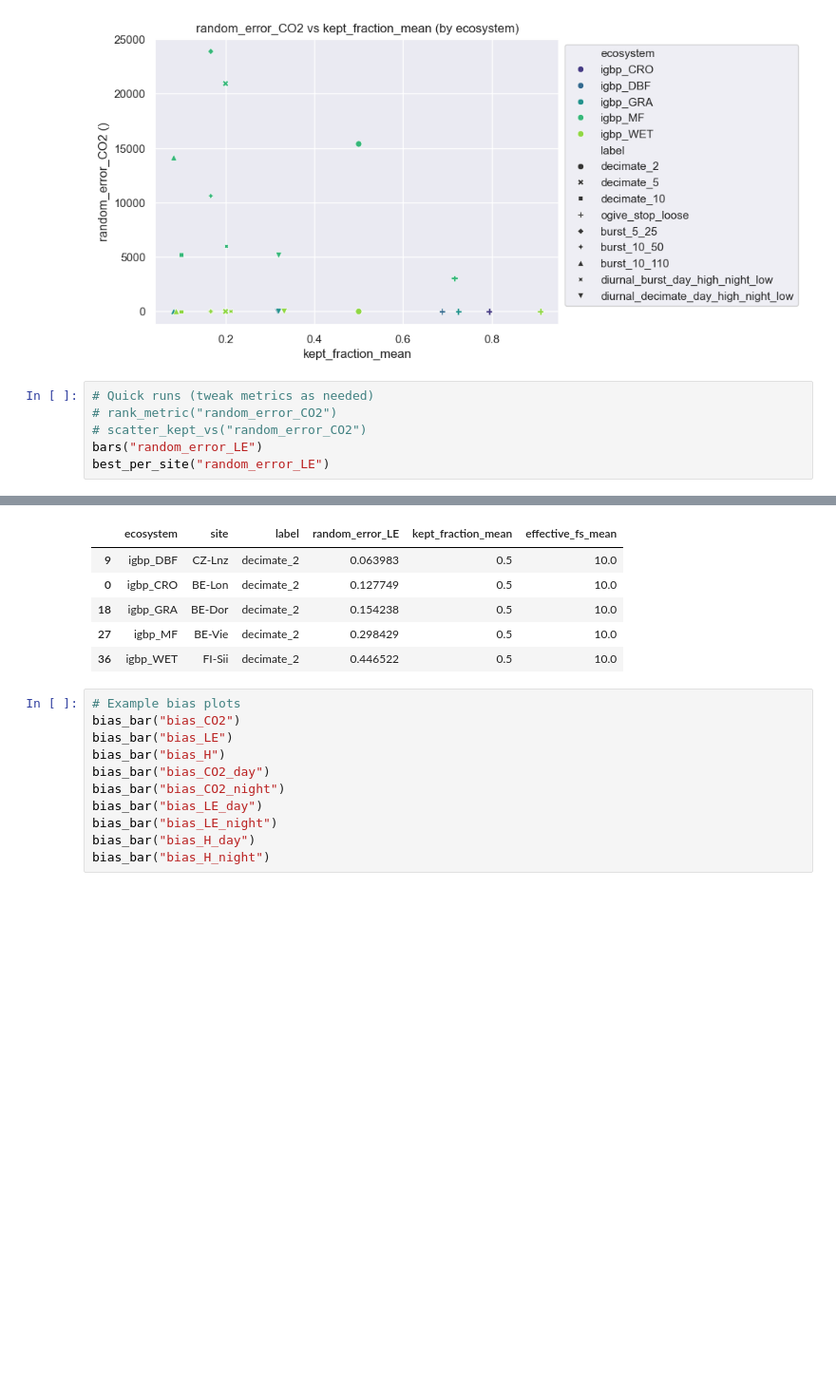
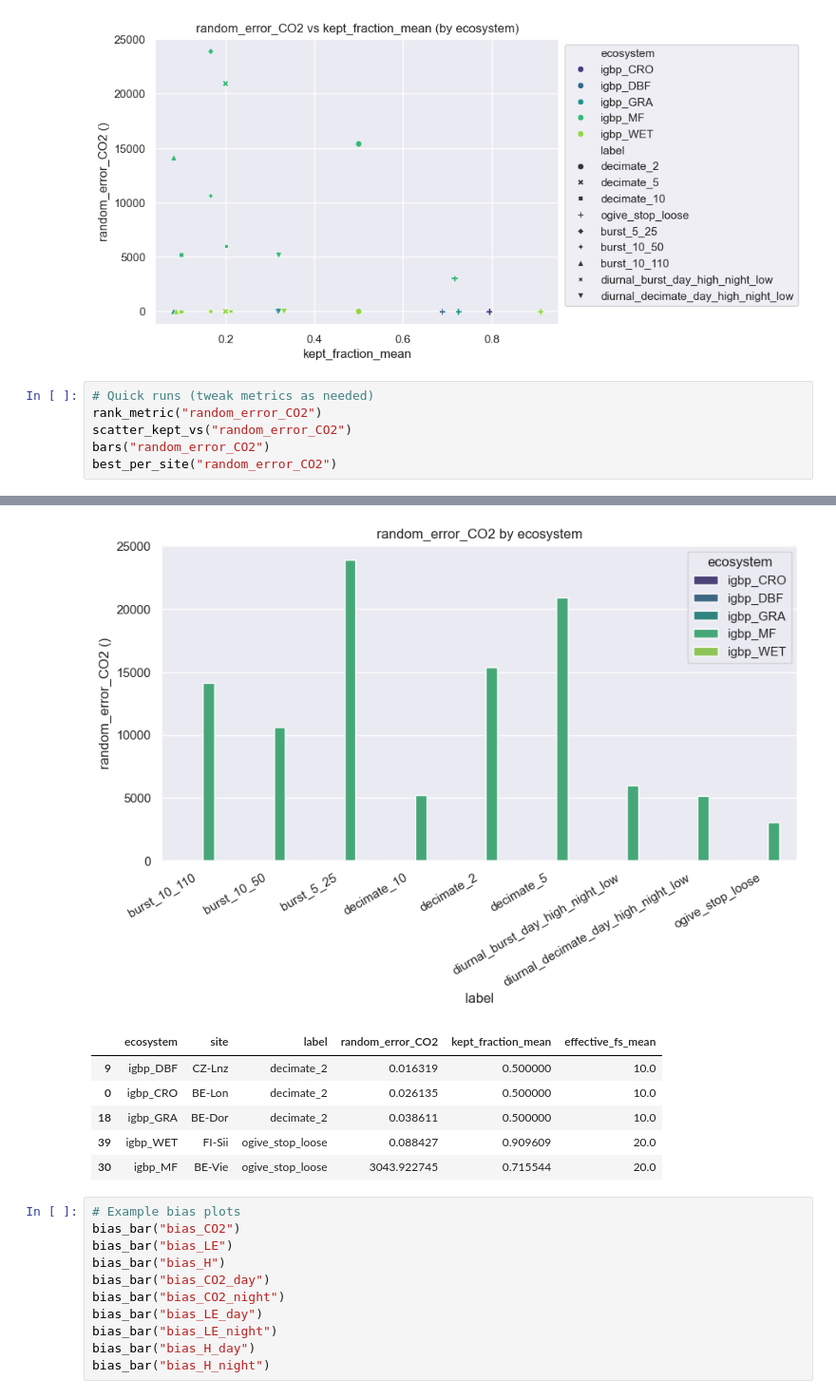
Before and after one commit to geryatejina/minspecs_eddy, a Jupyter notebook: notebooks/subsampling_analysis.ipynb, the cells around one changed output, grey strips where cells are left out. Shown at 95% size. Drawn from its saved outputs; the diff is of its cells as text; blank space fills up the shorter version.

```diff
--- a/notebooks/subsampling_analysis.ipynb
+++ b/notebooks/subsampling_analysis.ipynb
@@ -223,8 +211,8 @@ kept_vs_metric("random_error_CO2")
 [figure]
 # %%
 # Quick runs (tweak metrics as needed)
-# rank_metric("random_error_CO2")
-# scatter_kept_vs("random_error_CO2")
-bars("random_error_LE")
-best_per_site("random_error_LE")
+rank_metric("random_error_CO2")
+scatter_kept_vs("random_error_CO2")
+bars("random_error_CO2")
+best_per_site("random_error_CO2")
 # %% [output]
@@ -232,9 +231,10 @@ best_per_site("random_error_LE")
-|  | ecosystem | site | label | random_error_LE | kept_fraction_mean | effective_fs_mean |
-| 9 | igbp_DBF | CZ-Lnz | decimate_2 | 0.063983 | 0.5 | 10.0 |
-| 0 | igbp_CRO | BE-Lon | decimate_2 | 0.127749 | 0.5 | 10.0 |
-| 18 | igbp_GRA | BE-Dor | decimate_2 | 0.154238 | 0.5 | 10.0 |
-| 27 | igbp_MF | BE-Vie | decimate_2 | 0.298429 | 0.5 | 10.0 |
-| 36 | igbp_WET | FI-Sii | decimate_2 | 0.446522 | 0.5 | 10.0 |
+[figure, added]
+|  | ecosystem | site | label | random_error_CO2 | kept_fraction_mean | effective_fs_mean |
+| 9 | igbp_DBF | CZ-Lnz | decimate_2 | 0.016319 | 0.500000 | 10.0 |
+| 0 | igbp_CRO | BE-Lon | decimate_2 | 0.026135 | 0.500000 | 10.0 |
+| 18 | igbp_GRA | BE-Dor | decimate_2 | 0.038611 | 0.500000 | 10.0 |
+| 39 | igbp_WET | FI-Sii | ogive_stop_loose | 0.088427 | 0.909609 | 20.0 |
+| 30 | igbp_MF | BE-Vie | ogive_stop_loose | 3043.922745 | 0.715544 | 20.0 |
 # %%
 # Example bias plots
 bias_bar("bias_CO2")
```
Also changed, not shown: parts of 2 cells of this notebook, 4 other files.
